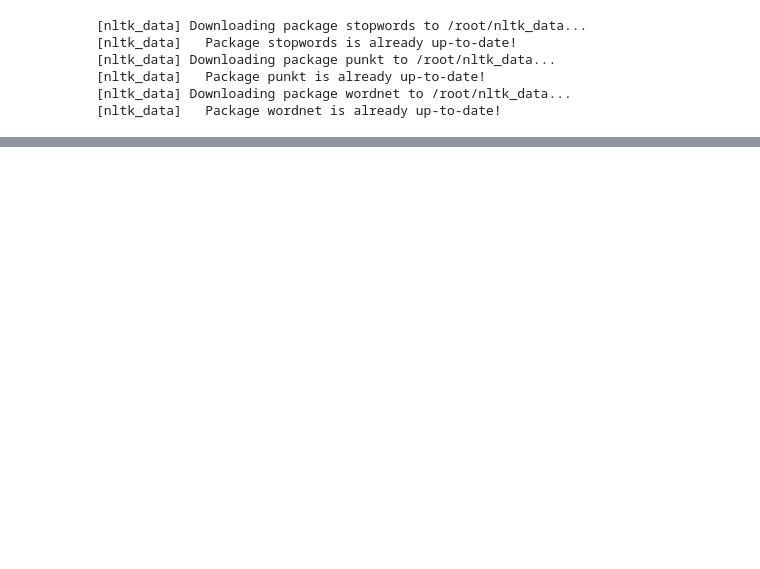
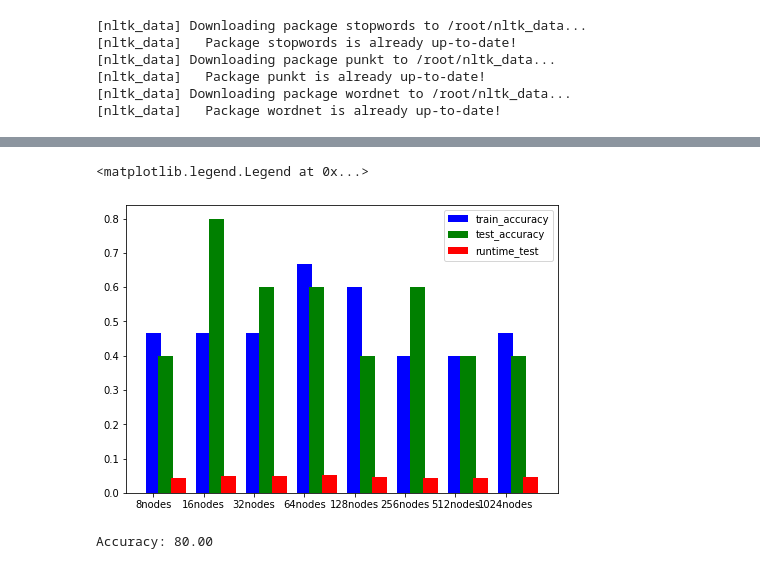
Before and after one commit to IIAnirudhII/AI-and-ML, a Jupyter notebook: Deep Learning/Lab4/Lab4.ipynb, the cells around one changed output, grey strips where cells are left out. Drawn from its saved outputs; the diff is of its cells as text; code cells hidden in the pictures; blank space fills up the shorter version.

```diff
--- a/Deep Learning/Lab4/Lab4.ipynb
+++ b/Deep Learning/Lab4/Lab4.ipynb
@@ -71,0 +81,26 @@ X_train, X_test, y_train, y_test = train_test_split(X, y, test_size=0.25)
+# %%
+import tensorflow.keras as keras
+import tensorflow as tf
+import time
+
+train_accuracy=[]
+test_accuracy=[]
+runtime_test=[]
+
+for i in range(3,11):
+
+  model = tf.keras.models.Sequential()
+  model.add(tf.keras.layers.Flatten())
+  model.add(tf.keras.layers.Dense(2**i, activation=tf.nn.relu))
+  model.add(tf.keras.layers.Dense(2, activation=tf.nn.softmax))
+
+  model.compile(optimizer ='adam' , loss = 'binary_crossentropy' ,metrics =['accuracy'])
+  model.fit(X_train , y_train , epochs = 100)
+
+  val_loss_train, val_acc_train = model.evaluate(X_train, y_train)
+  train_accuracy.append(val_acc_train)
+
+  start_time = time.time()
+  val_loss_test, val_acc_test = model.evaluate(X_test, y_test)
+  test_accuracy.append(val_acc_test)
+  runtime_test.append((time.time() - start_time))
@@ -72,3 +125,20 @@ X_train, X_test, y_train, y_test = train_test_split(X, y, test_size=0.25)
+# %%
+import matplotlib.pyplot as plt
+data = [train_accuracy, test_accuracy, runtime_test]
+X = np.arange(8)
+fig = plt.figure()
+ax = fig.add_axes([0,0,1,1])
+ax.bar(X + 0.00, data[0], color = 'b', width = 0.3 , tick_label=["8nodes","16nodes","32nodes", "64nodes","128nodes","256nodes","512nodes","1024nodes"])
+ax.bar(X + 0.25, data[1], color = 'g', width = 0.3)
+ax.bar(X + 0.50, data[2], color = 'r', width = 0.3)
+ax.legend(labels=['train_accuracy', 'test_accuracy','runtime_test'])
+# %% [output]
+<matplotlib.legend.Legend at 0x...>
+[figure, added]
+# %%
+print('Accuracy: %.2f' % (max(test_accuracy)*100))
+# %% [output]
+Accuracy: 80.00
 # %%
 import tensorflow.keras as keras
 import tensorflow as tf
```
Also changed, not shown: parts of 6 cells of this notebook.
